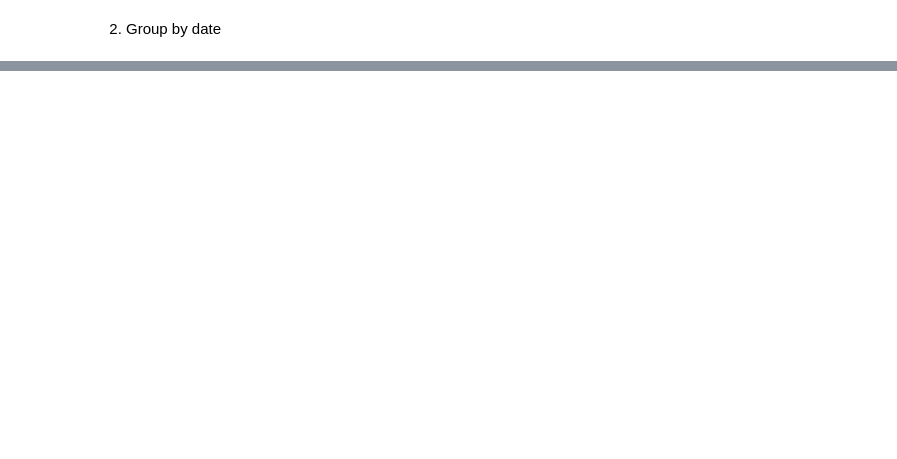
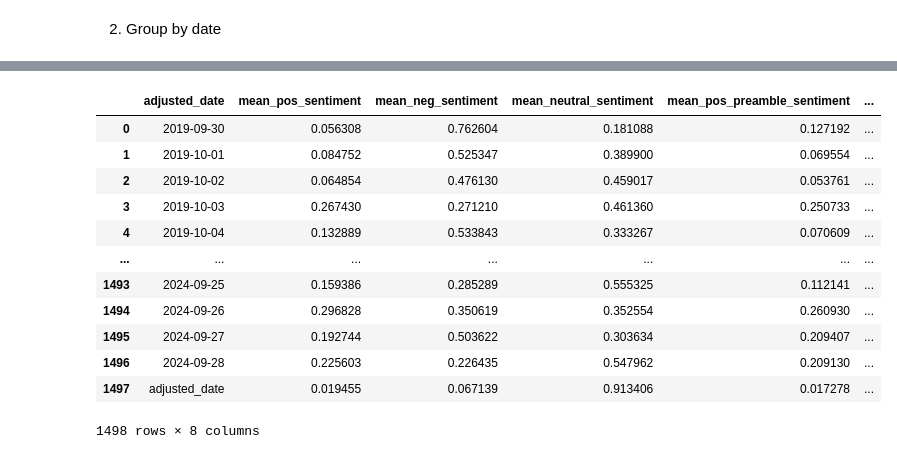
Before and after one commit to hwh1771/sentiment-analysis-volatility-forecasting, a Jupyter notebook: notebooks/03_sentiment_scoring.ipynb, the cells around one changed output, grey strips where cells are left out. Cells and saved outputs as stored; diff of their text form; code cells hidden in the pictures; blank space fills up the shorter version.

```diff
--- a/notebooks/03_sentiment_scoring.ipynb
+++ b/notebooks/03_sentiment_scoring.ipynb
@@ -117,0 +136,16 @@ grouped_by_date_df.to_csv('../data/nyt_sentiment.csv', index=False)
+# %%
+nyt_sentiment
+# %% [output]
+|  | adjusted_date | mean_pos_sentiment | mean_neg_sentiment | mean_neutral_sentiment | mean_pos_preamble_sentiment | ... |
+| 0 | 2019-09-30 | 0.056308 | 0.762604 | 0.181088 | 0.127192 | ... |
+| 1 | 2019-10-01 | 0.084752 | 0.525347 | 0.389900 | 0.069554 | ... |
+| 2 | 2019-10-02 | 0.064854 | 0.476130 | 0.459017 | 0.053761 | ... |
+| 3 | 2019-10-03 | 0.267430 | 0.271210 | 0.461360 | 0.250733 | ... |
+| 4 | 2019-10-04 | 0.132889 | 0.533843 | 0.333267 | 0.070609 | ... |
+| ... | ... | ... | ... | ... | ... | ... |
+| 1493 | 2024-09-25 | 0.159386 | 0.285289 | 0.555325 | 0.112141 | ... |
+| 1494 | 2024-09-26 | 0.296828 | 0.350619 | 0.352554 | 0.260930 | ... |
+| 1495 | 2024-09-27 | 0.192744 | 0.503622 | 0.303634 | 0.209407 | ... |
+| 1496 | 2024-09-28 | 0.225603 | 0.226435 | 0.547962 | 0.209130 | ... |
+| 1497 | adjusted_date | 0.019455 | 0.067139 | 0.913406 | 0.017278 | ... |
+1498 rows × 8 columns
```
Also changed, not shown: parts of 18 cells of this notebook, 11 other files.
